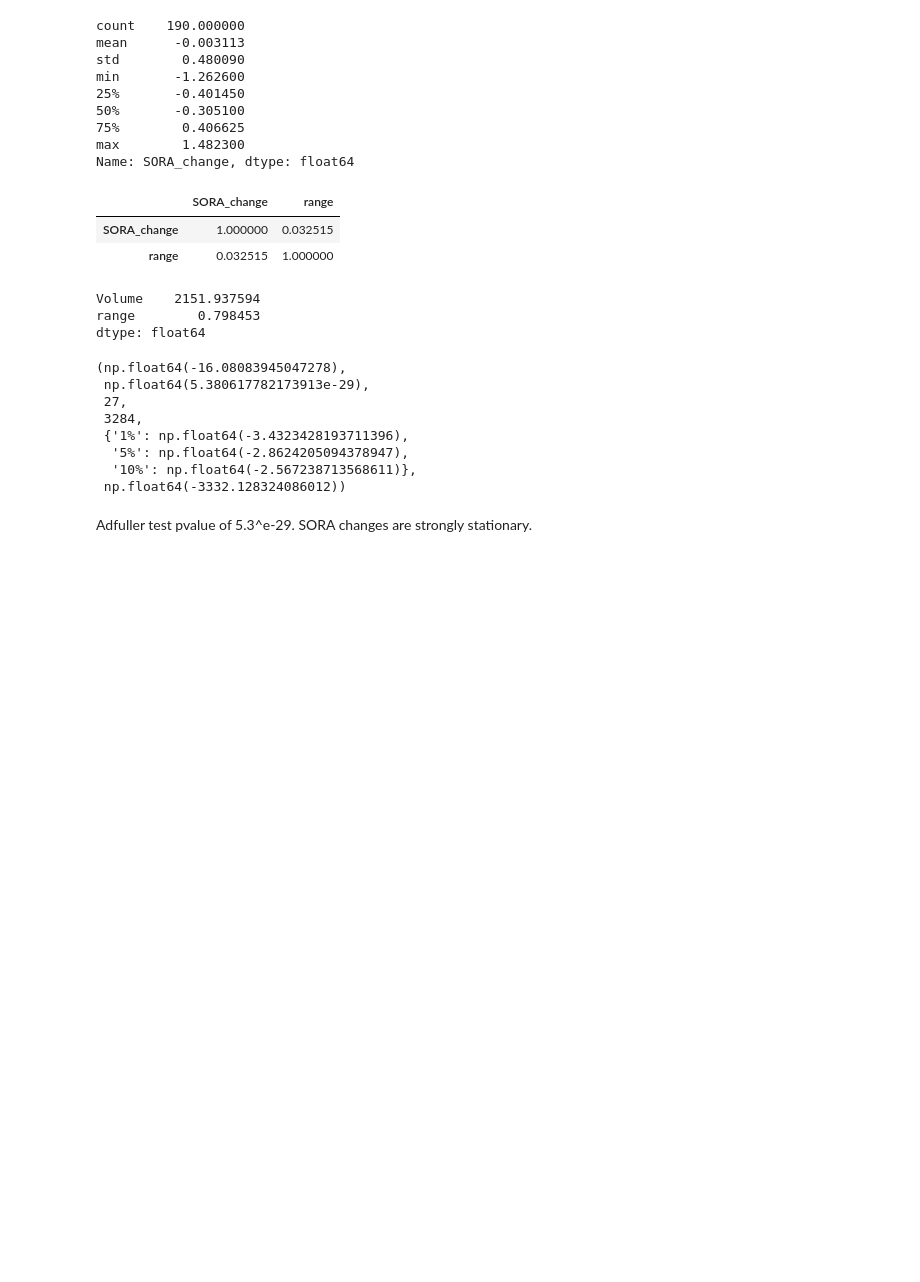
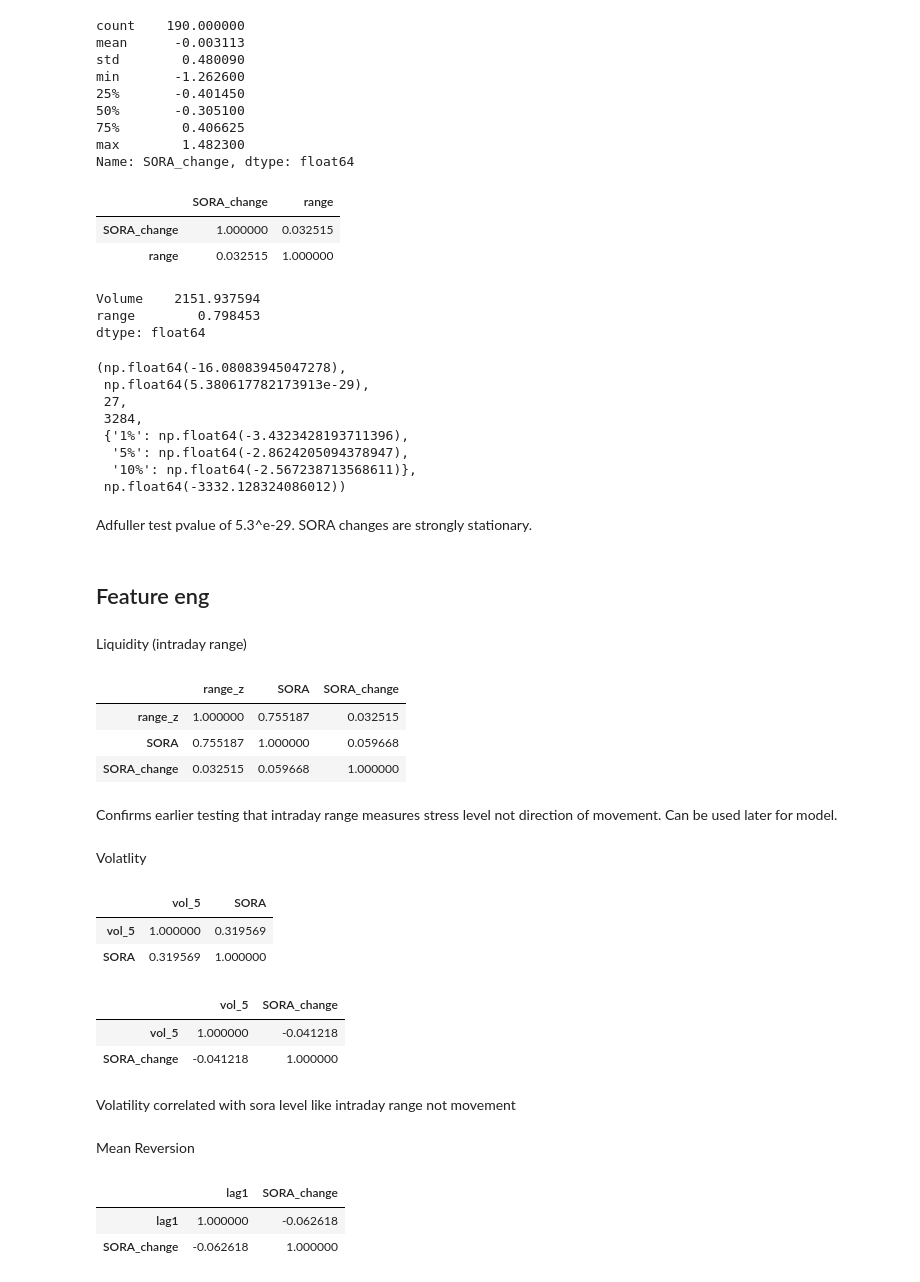
Before and after one commit to foooooooooooooooooooooooooootw/sora-analysis, a Jupyter notebook: SORA2.ipynb, the cells around one changed output. Cells and saved outputs as stored; diff of their text form; code cells hidden in the pictures; blank space fills up the shorter version.

```diff
--- a/SORA2.ipynb
+++ b/SORA2.ipynb
@@ -492,3 +575,21 @@ adfuller(df["SORA_change"].dropna())
  np.float64(-3332.128324086012))
 # %% [markdown]
 Adfuller test pvalue of 5.3^e-29. SORA changes are strongly stationary.
+# %% [markdown]
+## Feature eng
+# %% [markdown]
+Liquidity (intraday range)
+# %%
+df["range_norm"] = df["range"] / df["SORA"]
+df["range_z"] = (df["range"] - df["range"].mean()) / df["range"].std()
+# %%
+df[["range_z", "SORA", "SORA_change"]].corr()
+# %% [output]
+|  | range_z | SORA | SORA_change |
+| range_z | 1.000000 | 0.755187 | 0.032515 |
+| SORA | 0.755187 | 1.000000 | 0.059668 |
+| SORA_change | 0.032515 | 0.059668 | 1.000000 |
+# %% [markdown]
+Confirms earlier testing that intraday range measures stress level not direction of movement. Can be used later for model.
+# %% [markdown]
+Volatlity
@@ -494,0 +599,16 @@ Adfuller test pvalue of 5.3^e-29. SORA changes are strongly stationary.
+# %%
+df[["vol_5", "SORA"]].corr()
+# %% [output]
+|  | vol_5 | SORA |
+| vol_5 | 1.000000 | 0.319569 |
+| SORA | 0.319569 | 1.000000 |
+# %%
+df[["vol_5", "SORA_change"]].corr()
+# %% [output]
+|  | vol_5 | SORA_change |
+| vol_5 | 1.000000 | -0.041218 |
+| SORA_change | -0.041218 | 1.000000 |
+# %% [markdown]
+Volatility correlated with sora level like intraday range not movement
+# %% [markdown]
+Mean Reversion
@@ -494,0 +618,6 @@ Adfuller test pvalue of 5.3^e-29. SORA changes are strongly stationary.
+# %%
+df[["lag1", "SORA_change"]].corr()
+# %% [output]
+|  | lag1 | SORA_change |
+| lag1 | 1.000000 | -0.062618 |
+| SORA_change | -0.062618 | 1.000000 |
```
Also changed, not shown: parts of 30 cells of this notebook.
